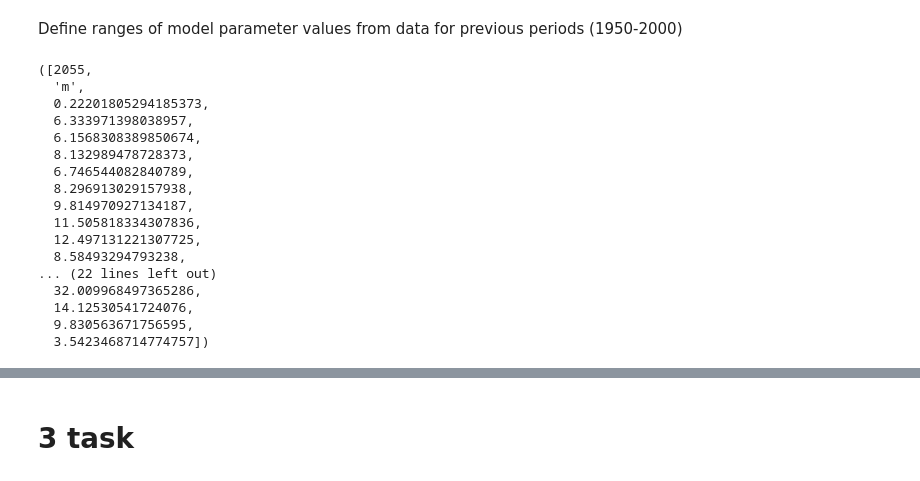
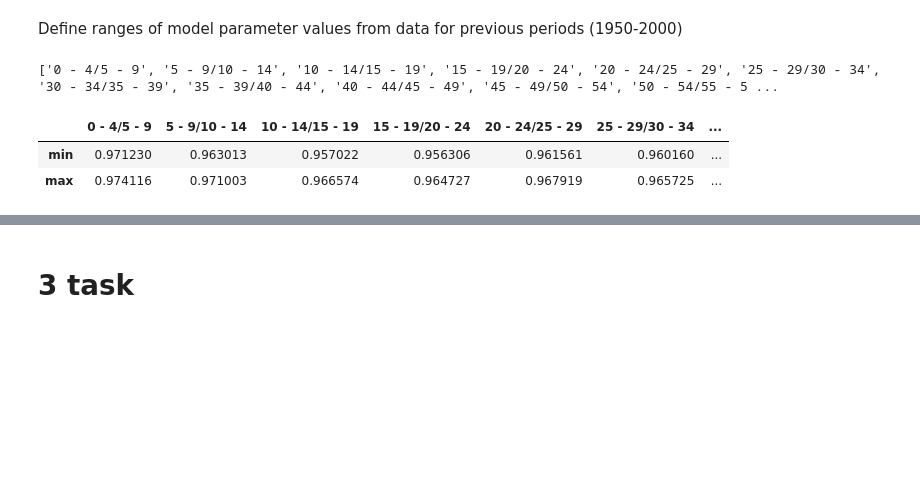
Before and after one commit to bogya345/DiscModel_labs, a Jupyter notebook: lab2.ipynb, the cells around one changed output, grey strips where cells are left out. Cells and saved outputs as stored; diff of their text form; code cells hidden in the pictures; blank space fills up the shorter version.

```diff
--- a/lab2.ipynb
+++ b/lab2.ipynb
@@ -385,20 +377,37 @@
-# %%
-Model(Si['S1'])
-# %% [output]
-([2055,
-  'm',
-  0.22201805294185373,
-  6.333971398038957,
-  6.1568308389850674,
-  8.132989478728373,
-  6.746544082840789,
-  8.296913029157938,
-  9.814970927134187,
-  11.505818334307836,
-  12.497131221307725,
-  8.58493294793238,
-... (22 lines left out)
-  32.009968497365286,
-  14.12530541724076,
-  9.830563671756595,
-  3.5423468714774757])
+# %%
+def calc_surv_rates_mean(data, labels, sex):
+    surv_rates = pd.DataFrame([], columns=['Referenced_date', 'Sex', *labels])
+    # surv_rates_m = pd.DataFrame([], columns=col2)
+    # surv_rates
+
+    tmp_survs = []
+    for row_ind in range(1, data.shape[0]):
+
+        year_cur_data = data.iloc[row_ind-1]
+        year_next_data = data.iloc[row_ind]
+        coefs = []
+        for col_ind in range(1, len(cols_period)):
+            cur_alive = year_cur_data[cols_period[col_ind-1]]
+            next_alive = year_next_data[cols_period[col_ind]]
+            # print(cur_alive, next_alive)
+
+            coefs.append(next_alive/cur_alive)
+
+            continue
+        # print('===============', coefs)
+
+        tmp_rec = pd.DataFrame([[int(data.iloc[row_ind].Reference_date), sex,
+                                # 0,
+                                *coefs]], columns=['Referenced_date', 'Sex', *labels])
+        # print(tmp_rec)
+
+        surv_rates = surv_rates.append(tmp_rec)
+
+        continue
+
+    return surv_rates
+# %%
+labels = [f"{cols_period[i-1]}/{cols_period[i]}" for i in range(1,len(cols_period)) ]
+print(labels)
+# %% [output]
+['0 - 4/5 - 9', '5 - 9/10 - 14', '10 - 14/15 - 19', '15 - 19/20 - 24', '20 - 24/25 - 29', '25 - 29/30 - 34', '30 - 34/35 - 39', '35 - 39/40 - 44', '40 - 44/45 - 49', '45 - 49/50 - 54', '50 - 54/55 - 5 ...
@@ -404,0 +417,8 @@ Model(Si['S1'])
+# %%
+surv_male_ranges = calc_surv_rates_mean(dmal, labels, 'm')
+min_max_surv_male = surv_male_ranges.describe().loc[['min','max']]
+min_max_surv_male
+# %% [output]
+|  | 0 - 4/5 - 9 | 5 - 9/10 - 14 | 10 - 14/15 - 19 | 15 - 19/20 - 24 | 20 - 24/25 - 29 | 25 - 29/30 - 34 | ... |
+| min | 0.971230 | 0.963013 | 0.957022 | 0.956306 | 0.961561 | 0.960160 | ... |
+| max | 0.974116 | 0.971003 | 0.966574 | 0.964727 | 0.967919 | 0.965725 | ... |
```
Also changed, not shown: parts of 16 cells of this notebook.
